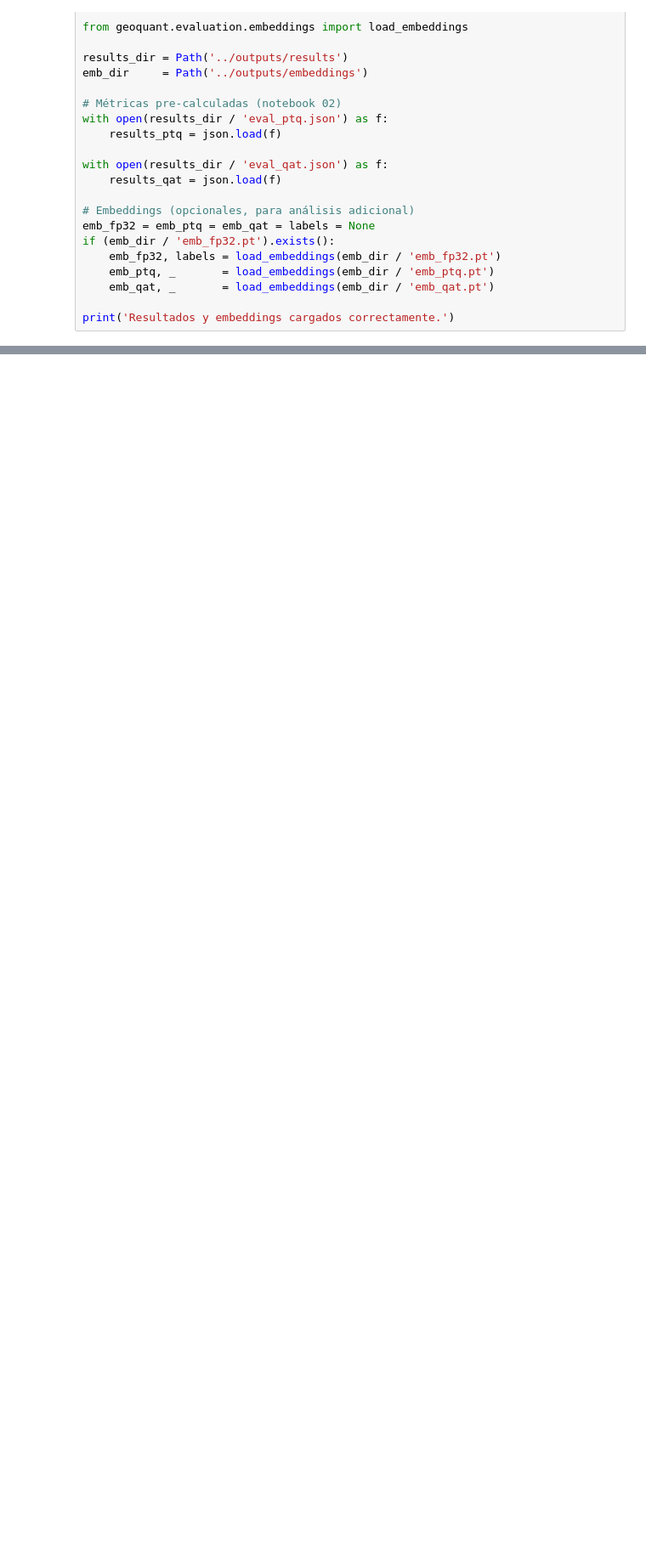
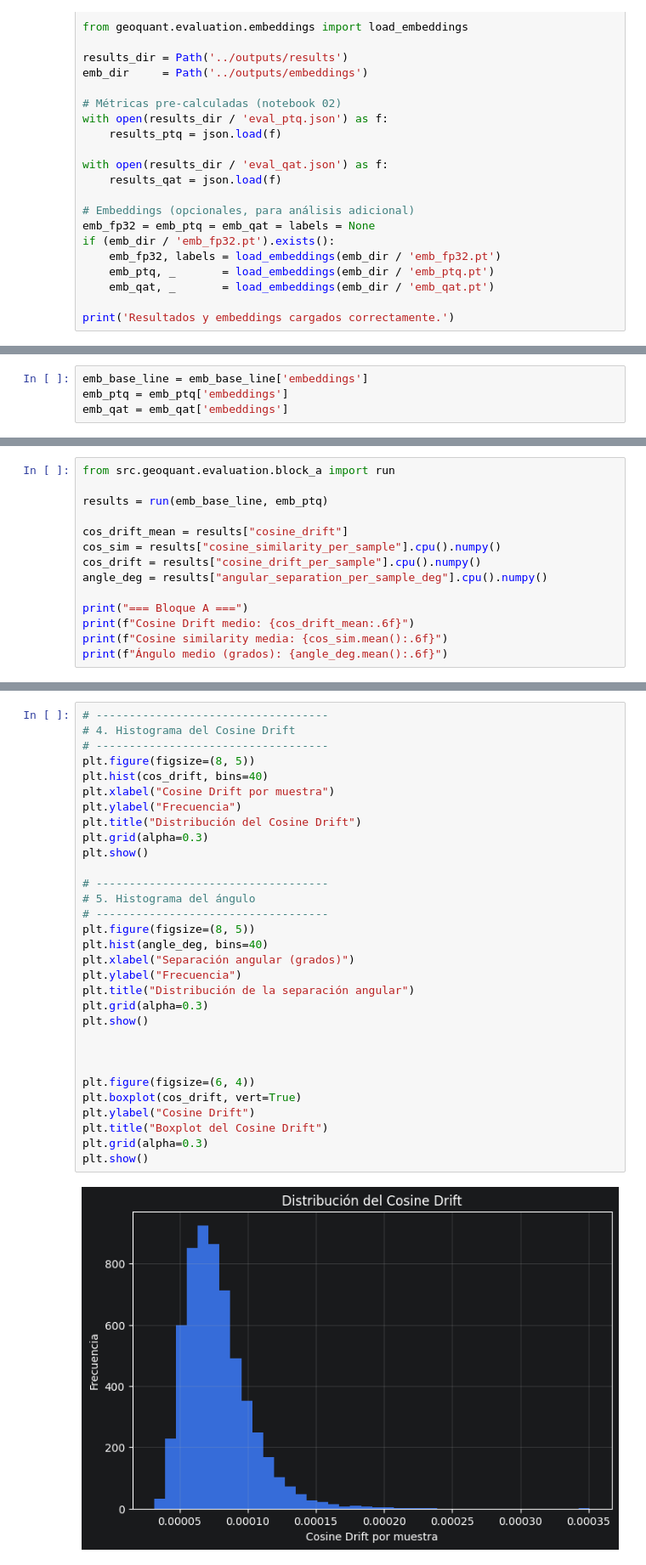
Before and after one commit to MSCP-CCIA/GeoQuant-MobileNet, a Jupyter notebook: notebooks/03_geometric_evaluation.ipynb, the cells around one changed output, grey strips where cells are left out. Shown at 85% size. Saved outputs shown, nothing was run; the diff lists cells and outputs as text; blank space fills up the shorter version.

```diff
--- a/notebooks/03_geometric_evaluation.ipynb
+++ b/notebooks/03_geometric_evaluation.ipynb
@@ -61,0 +69,4 @@ plt.show()
+# %%
+emb_base_line = emb_base_line['embeddings']
+emb_ptq = emb_ptq['embeddings']
+emb_qat = emb_qat['embeddings']
@@ -61,0 +75,14 @@ plt.show()
+# %%
+from src.geoquant.evaluation.block_a import run
+
+results = run(emb_base_line, emb_ptq)
+
+cos_drift_mean = results["cosine_drift"]
+cos_sim = results["cosine_similarity_per_sample"].cpu().numpy()
+cos_drift = results["cosine_drift_per_sample"].cpu().numpy()
+angle_deg = results["angular_separation_per_sample_deg"].cpu().numpy()
+
+print("=== Bloque A ===")
+print(f"Cosine Drift medio: {cos_drift_mean:.6f}")
+print(f"Cosine similarity media: {cos_sim.mean():.6f}")
+print(f"Ángulo medio (grados): {angle_deg.mean():.6f}")
@@ -61,0 +138,33 @@ plt.show()
+# %%
+# -----------------------------------
+# 4. Histograma del Cosine Drift
+# -----------------------------------
+plt.figure(figsize=(8, 5))
+plt.hist(cos_drift, bins=40)
+plt.xlabel("Cosine Drift por muestra")
+plt.ylabel("Frecuencia")
+plt.title("Distribución del Cosine Drift")
+plt.grid(alpha=0.3)
+plt.show()
+
+# -----------------------------------
+# 5. Histograma del ángulo
+# -----------------------------------
+plt.figure(figsize=(8, 5))
+plt.hist(angle_deg, bins=40)
+plt.xlabel("Separación angular (grados)")
+plt.ylabel("Frecuencia")
+plt.title("Distribución de la separación angular")
+plt.grid(alpha=0.3)
+plt.show()
+
+
+
+plt.figure(figsize=(6, 4))
+plt.boxplot(cos_drift, vert=True)
+plt.ylabel("Cosine Drift")
+plt.title("Boxplot del Cosine Drift")
+plt.grid(alpha=0.3)
+plt.show()
+# %% [output]
+[figure, added]
```
Also changed, not shown: parts of 12 cells of this notebook, 6 other files.
